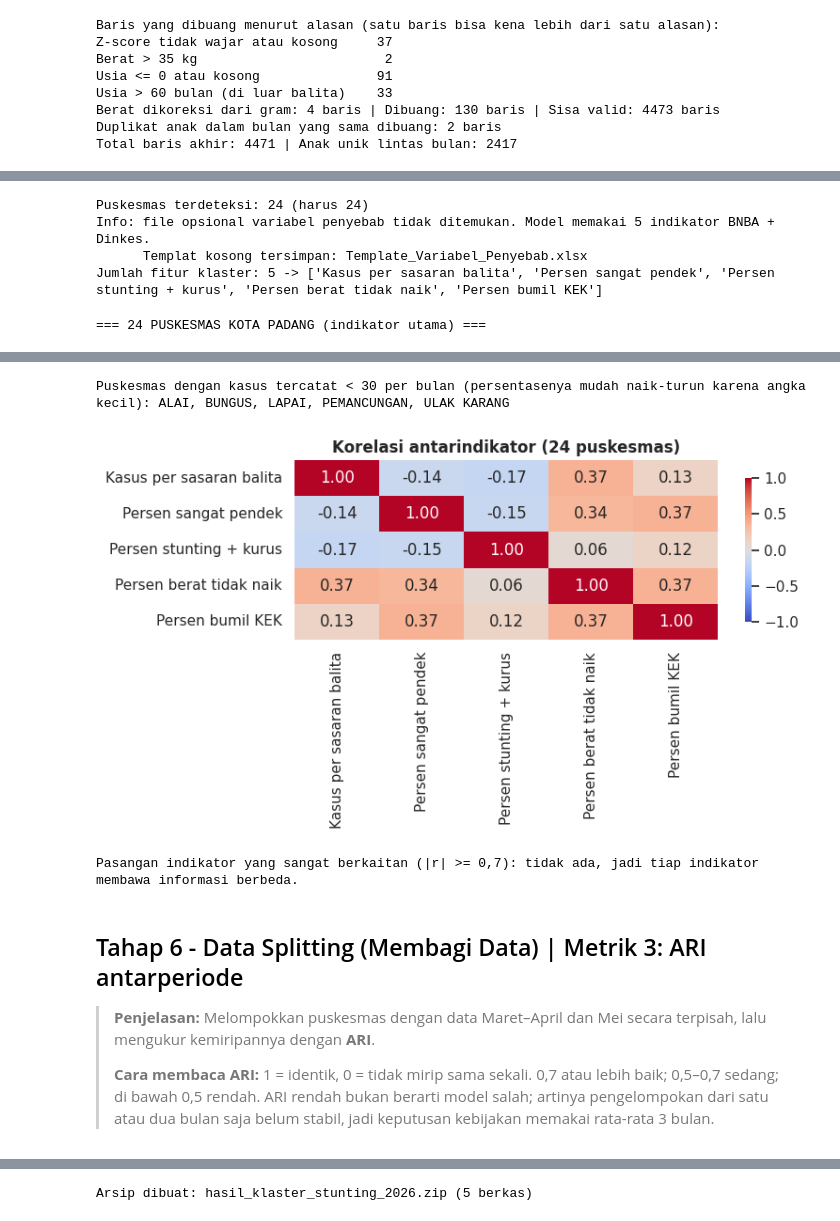
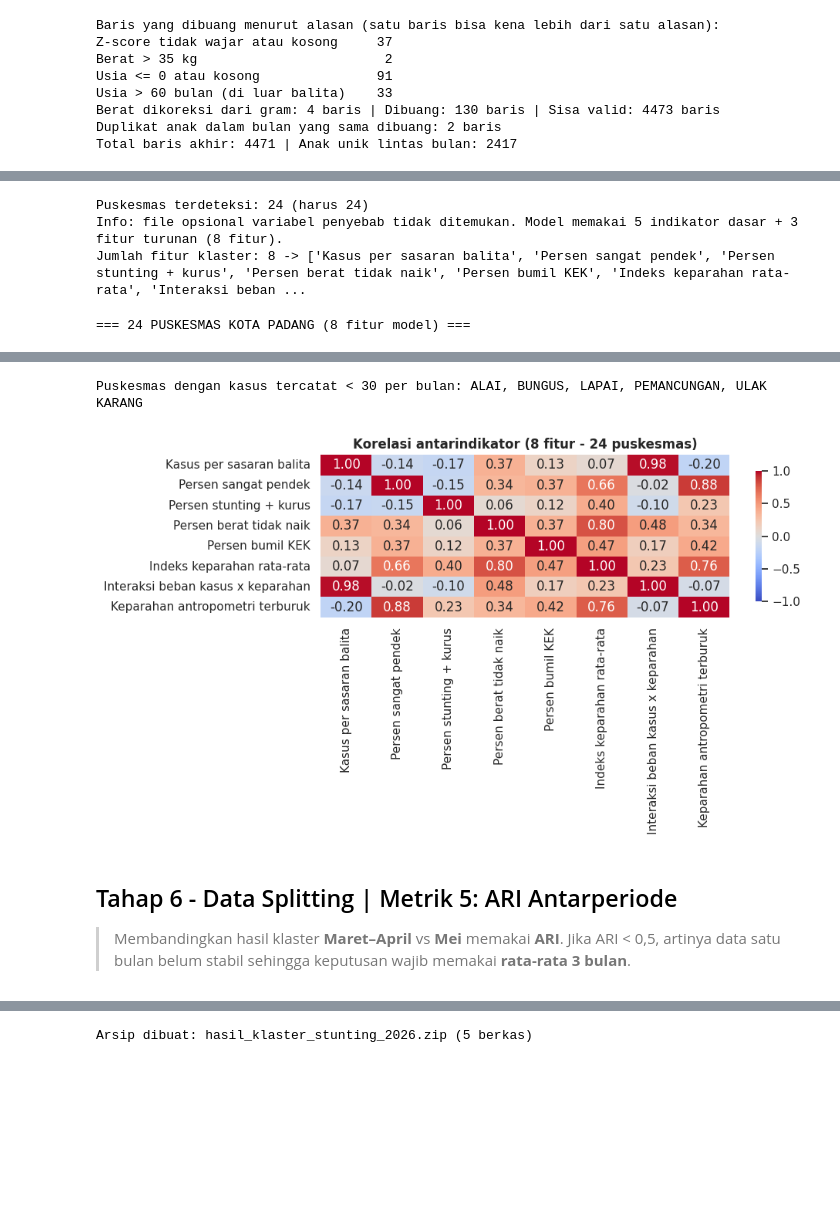
Before and after one commit to aqilahigenea/TB-ML, a Jupyter notebook: Kelompok_8_ML_Stunting.ipynb, the cells around one changed output, grey strips where cells are left out. Drawn from its saved outputs; the diff is of its cells as text; code cells hidden in the pictures; blank space fills up the shorter version.

Commit message:
Update model to 8-feature pipeline, sync Colab notebook, web DSS, and retrain script

```diff
--- a/Kelompok_8_ML_Stunting.ipynb
+++ b/Kelompok_8_ML_Stunting.ipynb
@@ -262,5 +259,5 @@ Total baris akhir: 4471 | Anak unik lintas bulan: 2417
 # %%
-# ==== SEL: DATA REFERENSI DINKES + (OPSIONAL) VARIABEL PENYEBAB ====
+# ==== SEL: DATA REFERENSI DINKES + FEATURE ENGINEERING (8 FITUR) ====
 sasaran_dict = {
     'IKUR KOTO': 1194, 'ANAK AIR': 2106, 'RAWANG': 1186, 'AIR TAWAR': 651,
     'SEBERANG PADANG': 643, 'PADANG PASIR': 1446, 'NANGGALO': 1740, 'LUBUK KILANGAN': 4276,
@@ -281,14 +278,14 @@ tak_cocok = set(df_bersih['Pukesmas']) - set(sasaran_dict)
 assert not tak_cocok, f"Nama puskesmas tidak cocok dengan kamus sasaran: {tak_cocok}"
 print(f"Puskesmas terdeteksi: {df_bersih['Pukesmas'].nunique()} (harus 24)")
 
-# Templat file variabel penyebab (kolom kosong; isi dengan data resmi Dinkes/BPS, SEMUA kolom dibaca makin tinggi = makin buruk)
+# Templat file variabel penyebab (opsional)
 KOLOM_PENYEBAB_CONTOH = ['Persen rumah tanpa sanitasi layak', 'Persen rumah tanpa air minum layak', 'Persen penduduk miskin',
                          'Persen bayi tanpa ASI eksklusif', 'Persen ibu berpendidikan rendah', 'Balita per puskesmas']
 pd.DataFrame({'Puskesmas': list(sasaran_dict), **{c: np.nan for c in KOLOM_PENYEBAB_CONTOH}}).to_excel(
     'Template_Variabel_Penyebab.xlsx', index=False)
 
 FILE_PENYEBAB = 'Variabel_Penyebab_Puskesmas.xlsx'
-penyebab_dict = {}          # {nama kolom: {puskesmas: nilai}}
+penyebab_dict = {}
 if os.path.exists(FILE_PENYEBAB):
     try:
         dfp = pd.read_excel(FILE_PENYEBAB)
@@ -303,24 +300,32 @@ if os.path.exists(FILE_PENYEBAB):
             penyebab_dict = {c: dfp[c].to_dict() for c in kolom}
             print(f"Variabel penyebab dimuat dan dipakai sebagai fitur: {kolom}")
         else:
-            print("PERINGATAN: file variabel penyebab tidak lengkap (harus ada 24 puskesmas dan semua sel terisi angka). File DIABAIKAN.")
+            print("PERINGATAN: file variabel penyebab tidak lengkap. File DIABAIKAN.")
     except Exception as e:
         print("PERINGATAN: file variabel penyebab gagal dibaca, DIABAIKAN:", e)
 else:
-    print("Info: file opsional variabel penyebab tidak ditemukan. Model memakai 5 indikator BNBA + Dinkes.")
-    print("      Templat kosong tersimpan: Template_Variabel_Penyebab.xlsx")
+    print("Info: file opsional variabel penyebab tidak ditemukan. Model memakai 5 indikator dasar + 3 fitur turunan (8 fitur).")
 
-fitur_dasar = ['Kasus per sasaran balita', 'Persen sangat pendek', 'Persen stunting + kurus',
-               'Persen berat tidak naik', 'Persen bumil KEK']
-fitur_klaster = fitur_dasar + list(penyebab_dict)
+fitur_dasar = [
+    'Kasus per sasaran balita',
+    'Persen sangat pendek',
+    'Persen stunting + kurus',
+    'Persen berat tidak naik',
+    'Persen bumil KEK'
+]
+fitur_turunan = [
+    'Indeks keparahan rata-rata',
+    'Interaksi beban kasus x keparahan',
+    'Keparahan antropometri terburuk'
+]
+fitur_klaster = fitur_dasar + fitur_turunan + list(penyebab_dict)
 print(f"Jumlah fitur klaster: {len(fitur_klaster)} -> {fitur_klaster}")
 # %% [output]
 Puskesmas terdeteksi: 24 (harus 24)
-Info: file opsional variabel penyebab tidak ditemukan. Model memakai 5 indikator BNBA + Dinkes.
-      Templat kosong tersimpan: Template_Variabel_Penyebab.xlsx
-Jumlah fitur klaster: 5 -> ['Kasus per sasaran balita', 'Persen sangat pendek', 'Persen stunting + kurus', 'Persen berat tidak naik', 'Persen bumil KEK']
+Info: file opsional variabel penyebab tidak ditemukan. Model memakai 5 indikator dasar + 3 fitur turunan (8 fitur).
+Jumlah fitur klaster: 8 -> ['Kasus per sasaran balita', 'Persen sangat pendek', 'Persen stunting + kurus', 'Persen berat tidak naik', 'Persen bumil KEK', 'Indeks keparahan rata-rata', 'Interaksi beban ...
 # %%
-# ==== SEL: MENGHITUNG INDIKATOR PER PUSKESMAS ====
+# ==== SEL: MENGHITUNG 8 INDIKATOR PER PUSKESMAS ====
 def hitung_fitur(grp, jml_bulan):
     out = grp.agg(
         Jml_kelurahan=('Desa/Kel', 'nunique'),
@@ -336,6 +341,18 @@ def hitung_fitur(grp, jml_bulan):
     out['Persen stunting + kurus'] = (out['Total_SW'] / out['Total_Kasus'] * 100).round(1)
     out['Persen berat tidak naik'] = (out['Total_BBT'] / out['Total_Kasus'] * 100).round(1)
     out['Persen bumil KEK'] = out['Puskesmas'].map(bumil_kek_dict)
+
+    # 3 Fitur Turunan Domain Gizi (Feature Engineering)
+    out['Indeks keparahan rata-rata'] = (
+        (out['Persen sangat pendek'] + out['Persen stunting + kurus'] + out['Persen berat tidak naik']) / 3.0
+    ).round(2)
+    out['Interaksi beban kasus x keparahan'] = (
+        out['Kasus per sasaran balita'] * out['Indeks keparahan rata-rata']
+    ).round(2)
+    out['Keparahan antropometri terburuk'] = out[
+        ['Persen sangat pendek', 'Persen stunting + kurus']
+    ].max(axis=1).round(2)
+
     for c, dct in penyebab_dict.items():
         out[c] = out['Puskesmas'].map(dct)
     return out
@@ -350,50 +367,45 @@ df_puskesmas = hitung_fitur(df_bersih.groupby(['Kec', 'Pukesmas']), 3).sort_valu
 assert df_puskesmas['Puskesmas'].nunique() == 24, f"Puskesmas terdeteksi {df_puskesmas['Puskesmas'].nunique()}, seharusnya 24"
 df_puskesmas['Data_Sedikit'] = df_puskesmas['Rerata_kasus_per_bulan'] < BATAS_KASUS_SEDIKIT
 
-# Standardisasi (StandardScaler: rata-rata 0, simpangan baku 1)
+# Standardisasi (StandardScaler: rata-rata 0, simpangan baku 1) untuk 8 fitur
 X = df_puskesmas[fitur_klaster].copy()
 scaler = StandardScaler()
 X_scaled = scaler.fit_transform(X)
 
-print("=== 24 PUSKESMAS KOTA PADANG (indikator utama) ===")
+print("=== 24 PUSKESMAS KOTA PADANG (8 fitur model) ===")
 display(df_puskesmas.sort_values('Kasus per sasaran balita', ascending=False)[
     ['Puskesmas', 'Kecamatan', 'Rerata_kasus_per_bulan', 'Sasaran_balita_per_bulan'] + fitur_klaster])
 sedikit = df_puskesmas.loc[df_puskesmas['Data_Sedikit'], 'Puskesmas'].tolist()
-print(f"Puskesmas dengan kasus tercatat < {BATAS_KASUS_SEDIKIT} per bulan (persentasenya mudah naik-turun karena angka kecil): {', '.join(sedikit) if sedikit else 'tidak ada'}")
+print(f"Puskesmas dengan kasus tercatat < {BATAS_KASUS_SEDIKIT} per bulan: {', '.join(sedikit) if sedikit else 'tidak ada'}")
 
 # Cek keterkaitan antarindikator
 korelasi = df_puskesmas[fitur_klaster].corr().round(2)
-plt.figure(figsize=(6 + 0.4 * len(fitur_klaster), 4.5), dpi=100)
+plt.figure(figsize=(7 + 0.35 * len(fitur_klaster), 5.5), dpi=100)
 sns.heatmap(korelasi, annot=True, cmap='coolwarm', vmin=-1, vmax=1, fmt='.2f', cbar_kws={'shrink': 0.8})
-plt.title('Korelasi antarindikator (24 puskesmas)', fontweight='bold'); plt.tight_layout(); plt.show()
-kuat = [(a, b, korelasi.loc[a, b]) for i, a in enumerate(fitur_klaster) for b in fitur_klaster[i+1:] if abs(korelasi.loc[a, b]) >= 0.7]
-print("Pasangan indikator yang sangat berkaitan (|r| >= 0,7):", kuat if kuat else "tidak ada, jadi tiap indikator membawa informasi berbeda.")
+plt.title('Korelasi antarindikator (8 fitur - 24 puskesmas)', fontweight='bold'); plt.tight_layout(); plt.show()
 # %% [output]
-=== 24 PUSKESMAS KOTA PADANG (indikator utama) ===
+=== 24 PUSKESMAS KOTA PADANG (8 fitur model) ===
 |  | Puskesmas | Kecamatan | Rerata_kasus_per_bulan | Sasaran_balita_per_bulan | Kasus per sasaran balita | ... |
 | 8 | IKUR KOTO | KOTO TANGAH | 122.0 | 1194 | 10.22 | ... |
 | 4 | ANAK AIR | KOTO TANGAH | 166.0 | 2106 | 7.88 | ... |
 | 20 | RAWANG | PADANG SELATAN | 81.3 | 1186 | 6.86 | ... |
 | 1 | AIR TAWAR | PADANG UTARA | 41.7 | 651 | 6.40 | ... |
 | 21 | SEBERANG PADANG | PADANG SELATAN | 34.7 | 643 | 5.39 | ... |
 | 15 | PADANG PASIR | PADANG BARAT | 63.7 | 1446 | 4.40 | ... |
 | 0 | AIR DINGIN | KOTO TANGAH | 114.7 | 3234 | 3.55 | ... |
 | 22 | TUNGGUL HITAM | KOTO TANGAH | 80.7 | 2423 | 3.33 | ... |
 | 14 | NANGGALO | NANGGALO | 54.3 | 1740 | 3.12 | ... |
 | 17 | PAUH | PAUH | 85.3 | 3136 | 2.72 | ... |
 | ... | ... | ... | ... | ... | ... | ... |
 | 10 | LAPAI | NANGGALO | 14.3 | 986 | 1.45 | ... |
 | 11 | LB.BUAYA | KOTO TANGAH | 71.7 | 5818 | 1.23 | ... |
 | 18 | PEGAMBIRAN | LUBUK BEGALUNG | 55.7 | 5251 | 1.06 | ... |
 | 23 | ULAK KARANG | PADANG UTARA | 8.0 | 934 | 0.86 | ... |
 | 2 | ALAI | PADANG UTARA | 18.0 | 2107 | 0.85 | ... |
-Puskesmas dengan kasus tercatat < 30 per bulan (persentasenya mudah naik-turun karena angka kecil): ALAI, BUNGUS, LAPAI, PEMANCUNGAN, ULAK KARANG
+Puskesmas dengan kasus tercatat < 30 per bulan: ALAI, BUNGUS, LAPAI, PEMANCUNGAN, ULAK KARANG
-[figure, old version]
+[figure, new version]
-Pasangan indikator yang sangat berkaitan (|r| >= 0,7): tidak ada, jadi tiap indikator membawa informasi berbeda.
 # %% [markdown]
-## Tahap 6 - Data Splitting (Membagi Data) | Metrik 3: ARI antarperiode
+## Tahap 6 - Data Splitting | Metrik 5: ARI Antarperiode
 
-> **Penjelasan:** Melompokkan puskesmas dengan data Maret–April dan Mei secara terpisah, lalu mengukur kemiripannya dengan **ARI**.
->
-> **Cara membaca ARI:** 1 = identik, 0 = tidak mirip sama sekali. 0,7 atau lebih baik; 0,5–0,7 sedang; di bawah 0,5 rendah. ARI rendah bukan berarti model salah; artinya pengelompokan dari satu atau dua bulan saja belum stabil, jadi keputusan kebijakan memakai rata-rata 3 bulan.
+> Membandingkan hasil klaster **Maret–April** vs **Mei** memakai **ARI**. Jika ARI < 0,5, artinya data satu bulan belum stabil sehingga keputusan wajib memakai **rata-rata 3 bulan**.
 # %%
```
Also changed, not shown: parts of 28 cells of this notebook, 9 other files.
